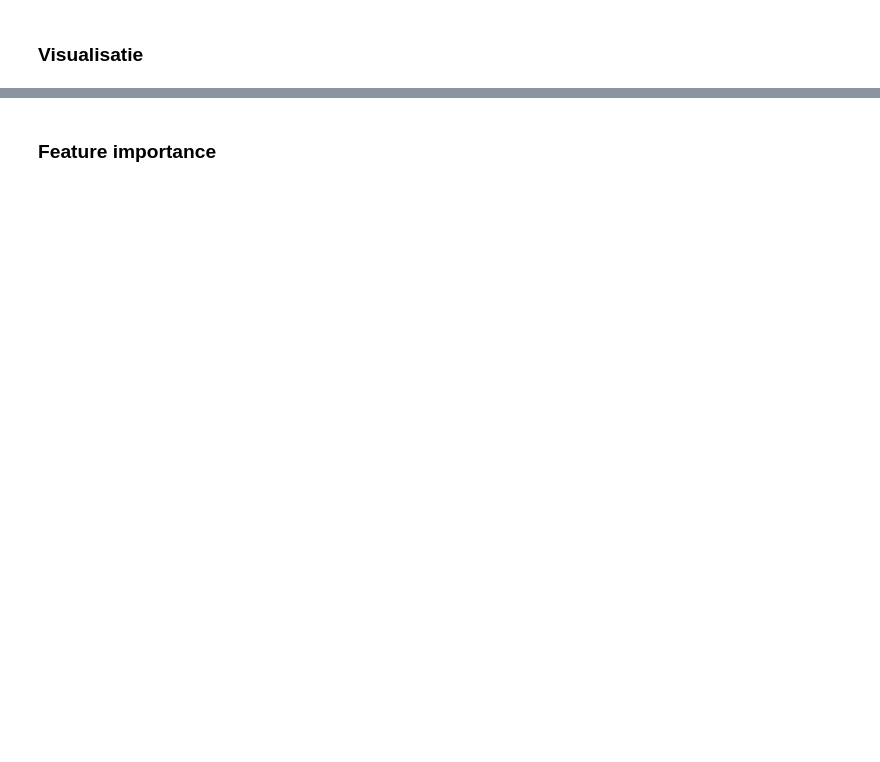
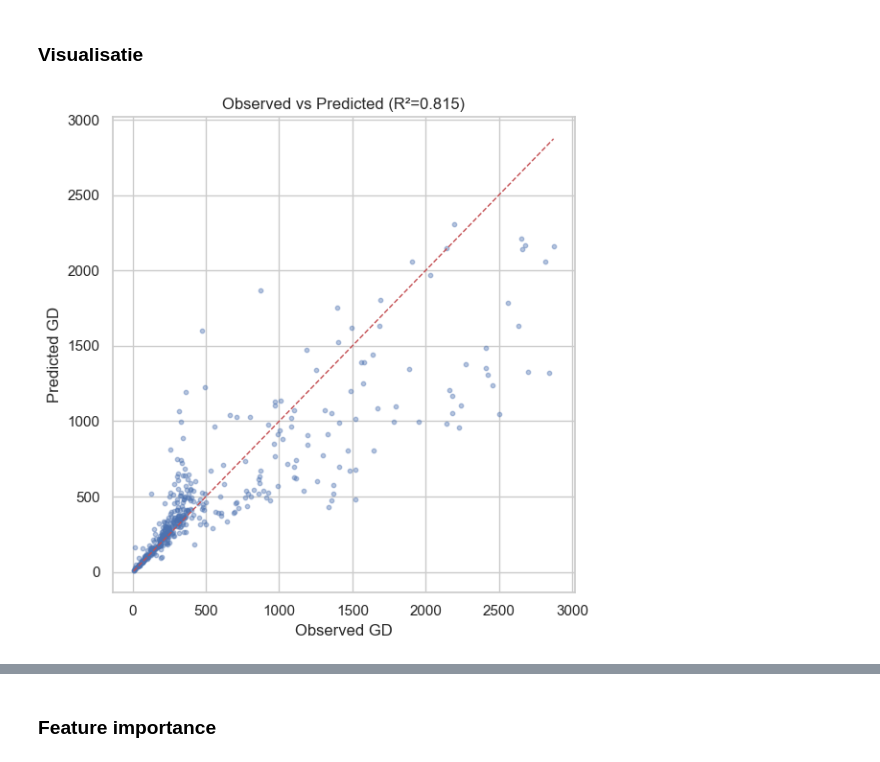
Before and after one commit to KatoMonteyne/Bachelorproef, a Jupyter notebook: Model SR copy.ipynb, the cells around one changed output, grey strips where cells are left out. Saved outputs shown, nothing was run; the diff lists cells and outputs as text; code cells hidden in the pictures; blank space fills up the shorter version.

```diff
--- a/Model SR copy.ipynb
+++ b/Model SR copy.ipynb
@@ -592,25 +634,21 @@ ValueError: Found input variables with inconsistent numbers of samples: [2217, 2
 # %% [markdown]
 ### Dataset met geselecteerde features
 # %%
-selected_features_RFECV = [ # Dit zijn de variabelen die we hier selecteren om de biodiversiteit te voorspellen.
-  "DepthMean",
-  "LandDist",
-  "Slope",
-  "clt_mean",
-  "currentvelocity_mean",
-  "dfe_mean",
-  "kdpar_mean",
-  "mlotst_mean",
-  "o2_mean", "par_mean",
-  "phyc_mean",
-  "ph_mean",
-  "po4_mean",
-  "salinity_mean",
-  "si_mean",
-  "tas_mean",
-  "terrain_characteristics_rug",
-  "terrain_characteristics_slope",
-  "T_mean"
+selected_features_RFECV = [
+  'clt_mean',
+  'currentdirection_mean',
+  'currentvelocity_mean',
+  'dfe_mean',
+  'mlotst_mean',
+  'no3_mean',
+  'o2_mean',
+  'phyc_mean',
+  'ph_mean',
+  'po4_mean',
+  'salinity_mean',
+  'si_mean',
+  'tas_mean',
+  'T_mean'
 ]
 # %% [markdown]
 ### Data splitten in training en test set
@@ -631,9 +669,10 @@ Test set: 441
 ### Fitten van een rf model op training set met enkel geselecteerde features
 # %%
 rf_selected_RFECV = RandomForestRegressor(
-    n_estimators=500,
+    n_estimators=200,
     max_depth=20,
     min_samples_leaf=1,
+    max_features=0.5,
     random_state=42,
     n_jobs=-1
 )
@@ -723,12 +763,14 @@ Train-test gap: -0.0097
 ### Visualisatie
 # %%
 fig, ax = plt.subplots(figsize = (6,6))
-ax.scatter(y_test_selected, y_pred, alpha=0.4, s = 10)
-lims = [min(y_test_selected.min(), y_pred.min()), max(y_test_selected.max(), y_pred.max())]
+ax.scatter(y_test_selected, y_pred_sel, alpha=0.4, s = 10)
+lims = [min(y_test_selected.min(), y_pred_sel.min()), max(y_test_selected.max(), y_pred_sel.max())]
 ax.plot(lims, lims, 'r--' , linewidth=1)
-ax.set_xlabel("Observed SR")
-ax.set_ylabel("Predicted SR")
+ax.set_xlabel("Observed GD")
+ax.set_ylabel("Predicted GD")
 ax.set_title(f"Observed vs Predicted (R²={r2:.3f})")
 plt.tight_layout()
 plt.show()
+# %% [output]
+[figure, added]
 # %%
```
Also changed, not shown: parts of 20 cells of this notebook.
